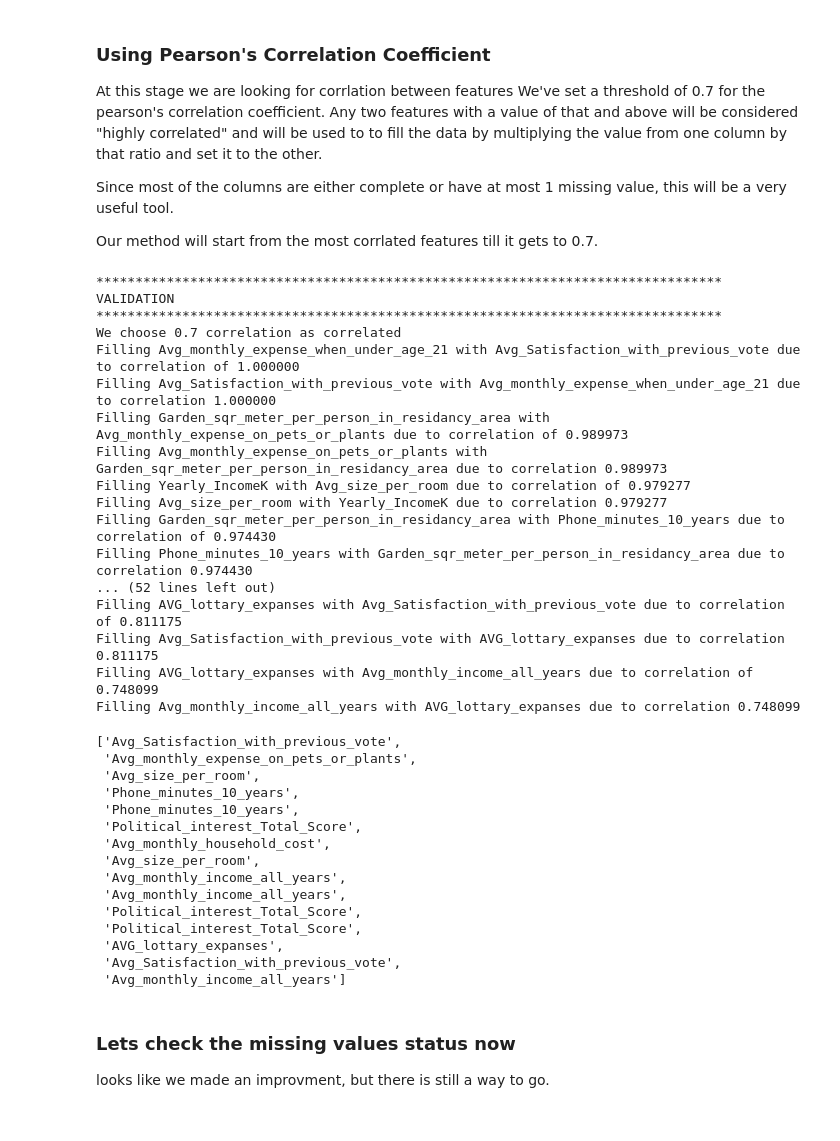
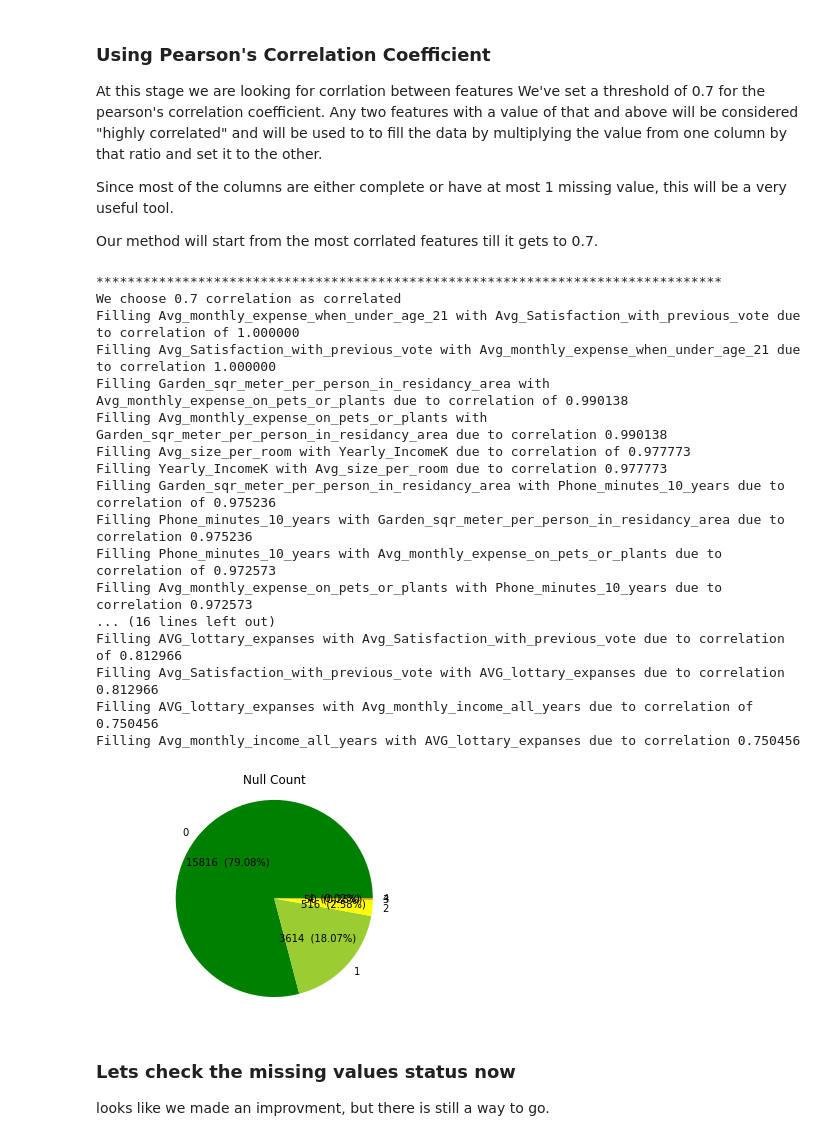
Before and after one commit to BorisBorshevsky/ML-Elections, a Jupyter notebook: all_togather.ipynb, the cells around one changed output. Drawn from its saved outputs; the diff is of its cells as text; code cells hidden in the pictures.

```diff
--- a/all_togather.ipynb
+++ b/all_togather.ipynb
@@ -197,5 +182,3 @@ def group_features(_df):
-# %%
-all_features, categorical_features, numeric_features = group_features(df_new)
 # %% [markdown]
 #### Categorial Features
 # %%
@@ -337,47 +283,3 @@ Any two features with a value of that and above will be considered "highly corre
 Since most of the columns are either complete or have at most 1 missing value, this will be a very useful tool.
 
 Our method will start from the most corrlated features till it gets to 0.7.
-# %%
-corr_factor = 0.7
-print "**" * 40
-print "VALIDATION"
-print "**" * 40
-fill_numeric_by_correlation(df_validation, corr_factor, numeric_features)
-
-print "**" * 40
-print "NEW DATA"
-print "**" * 40
-fill_numeric_by_correlation(df_new, corr_factor, numeric_features)
-# %% [output]
-********************************************************************************
-VALIDATION
-********************************************************************************
-We choose 0.7 correlation as correlated
-Filling Avg_monthly_expense_when_under_age_21 with Avg_Satisfaction_with_previous_vote due to correlation of 1.000000
-Filling Avg_Satisfaction_with_previous_vote with Avg_monthly_expense_when_under_age_21 due to correlation 1.000000
-Filling Garden_sqr_meter_per_person_in_residancy_area with Avg_monthly_expense_on_pets_or_plants due to correlation of 0.989973
-Filling Avg_monthly_expense_on_pets_or_plants with Garden_sqr_meter_per_person_in_residancy_area due to correlation 0.989973
-Filling Yearly_IncomeK with Avg_size_per_room due to correlation of 0.979277
-Filling Avg_size_per_room with Yearly_IncomeK due to correlation 0.979277
-Filling Garden_sqr_meter_per_person_in_residancy_area with Phone_minutes_10_years due to correlation of 0.974430
-Filling Phone_minutes_10_years with Garden_sqr_meter_per_person_in_residancy_area due to correlation 0.974430
-... (52 lines left out)
-Filling AVG_lottary_expanses with Avg_Satisfaction_with_previous_vote due to correlation of 0.811175
-Filling Avg_Satisfaction_with_previous_vote with AVG_lottary_expanses due to correlation 0.811175
-Filling AVG_lottary_expanses with Avg_monthly_income_all_years due to correlation of 0.748099
-Filling Avg_monthly_income_all_years with AVG_lottary_expanses due to correlation 0.748099
-['Avg_Satisfaction_with_previous_vote',
- 'Avg_monthly_expense_on_pets_or_plants',
- 'Avg_size_per_room',
- 'Phone_minutes_10_years',
- 'Phone_minutes_10_years',
- 'Political_interest_Total_Score',
- 'Avg_monthly_household_cost',
- 'Avg_size_per_room',
- 'Avg_monthly_income_all_years',
- 'Avg_monthly_income_all_years',
- 'Political_interest_Total_Score',
- 'Political_interest_Total_Score',
- 'AVG_lottary_expanses',
- 'Avg_Satisfaction_with_previous_vote',
- 'Avg_monthly_income_all_years']
@@ -387,3 +319,29 @@ remove_fill(df_new, numeric_features)
+# %%
+corr_factor = 0.7
+print "**" * 40
+create_fill(df_all, numeric_features)
+fill_numeric_by_correlation(df_all, corr_factor, numeric_features)
+remove_fill(df_all, numeric_features)
+plot_rows_with_nan(df_all, "Null Count")
+# %% [output]
+********************************************************************************
+We choose 0.7 correlation as correlated
+Filling Avg_monthly_expense_when_under_age_21 with Avg_Satisfaction_with_previous_vote due to correlation of 1.000000
+Filling Avg_Satisfaction_with_previous_vote with Avg_monthly_expense_when_under_age_21 due to correlation 1.000000
+Filling Garden_sqr_meter_per_person_in_residancy_area with Avg_monthly_expense_on_pets_or_plants due to correlation of 0.990138
+Filling Avg_monthly_expense_on_pets_or_plants with Garden_sqr_meter_per_person_in_residancy_area due to correlation 0.990138
+Filling Avg_size_per_room with Yearly_IncomeK due to correlation of 0.977773
+Filling Yearly_IncomeK with Avg_size_per_room due to correlation 0.977773
+Filling Garden_sqr_meter_per_person_in_residancy_area with Phone_minutes_10_years due to correlation of 0.975236
+Filling Phone_minutes_10_years with Garden_sqr_meter_per_person_in_residancy_area due to correlation 0.975236
+Filling Phone_minutes_10_years with Avg_monthly_expense_on_pets_or_plants due to correlation of 0.972573
+Filling Avg_monthly_expense_on_pets_or_plants with Phone_minutes_10_years due to correlation 0.972573
+... (16 lines left out)
+Filling AVG_lottary_expanses with Avg_Satisfaction_with_previous_vote due to correlation of 0.812966
+Filling Avg_Satisfaction_with_previous_vote with AVG_lottary_expanses due to correlation 0.812966
+Filling AVG_lottary_expanses with Avg_monthly_income_all_years due to correlation of 0.750456
+Filling Avg_monthly_income_all_years with AVG_lottary_expanses due to correlation 0.750456
+[figure, added]
 # %% [markdown]
 ### Lets check the missing values status now
 looks like we made an improvment, but there is still a way to go.
```
Also changed, not shown: parts of 105 cells of this notebook, 4 other files.
